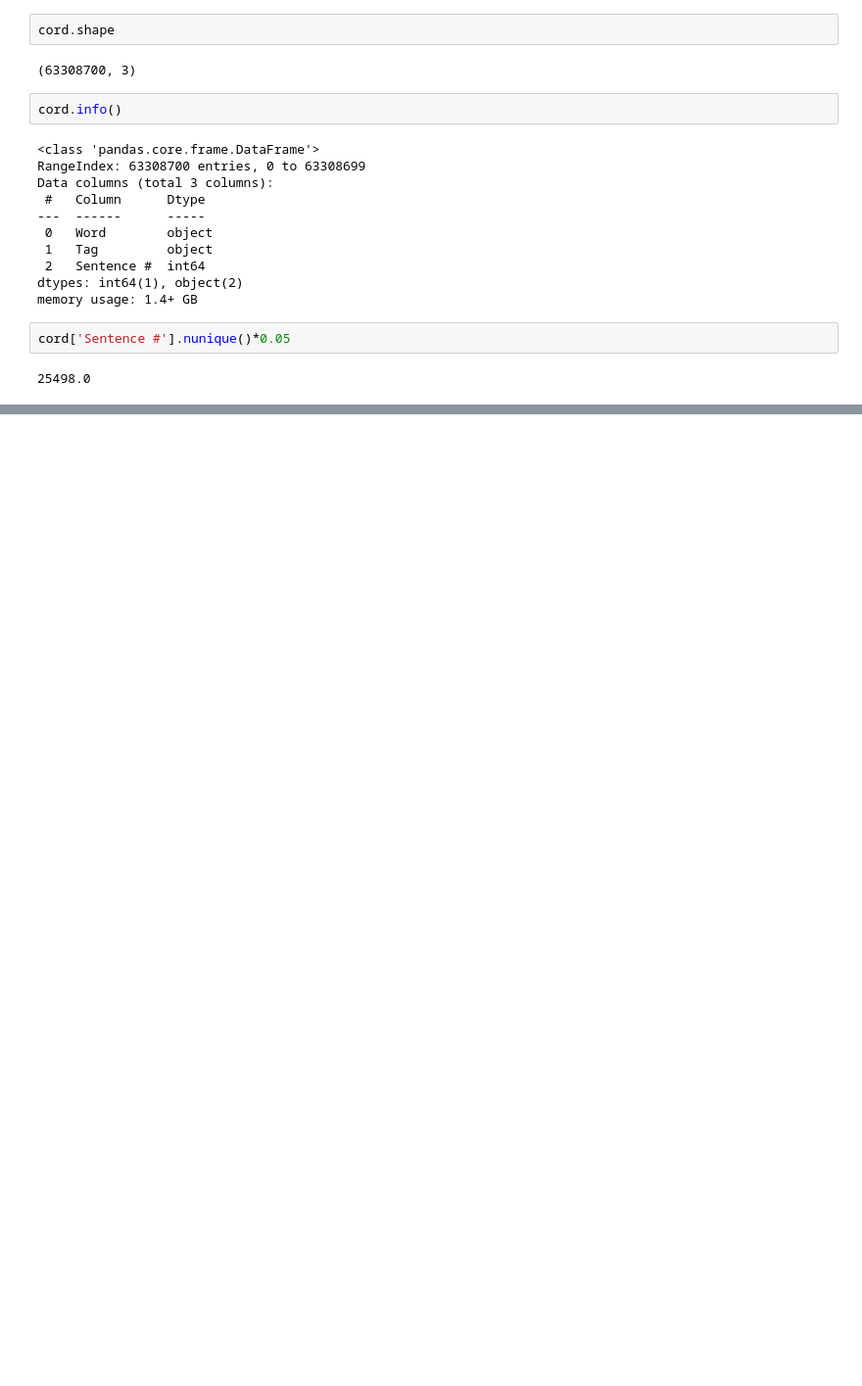
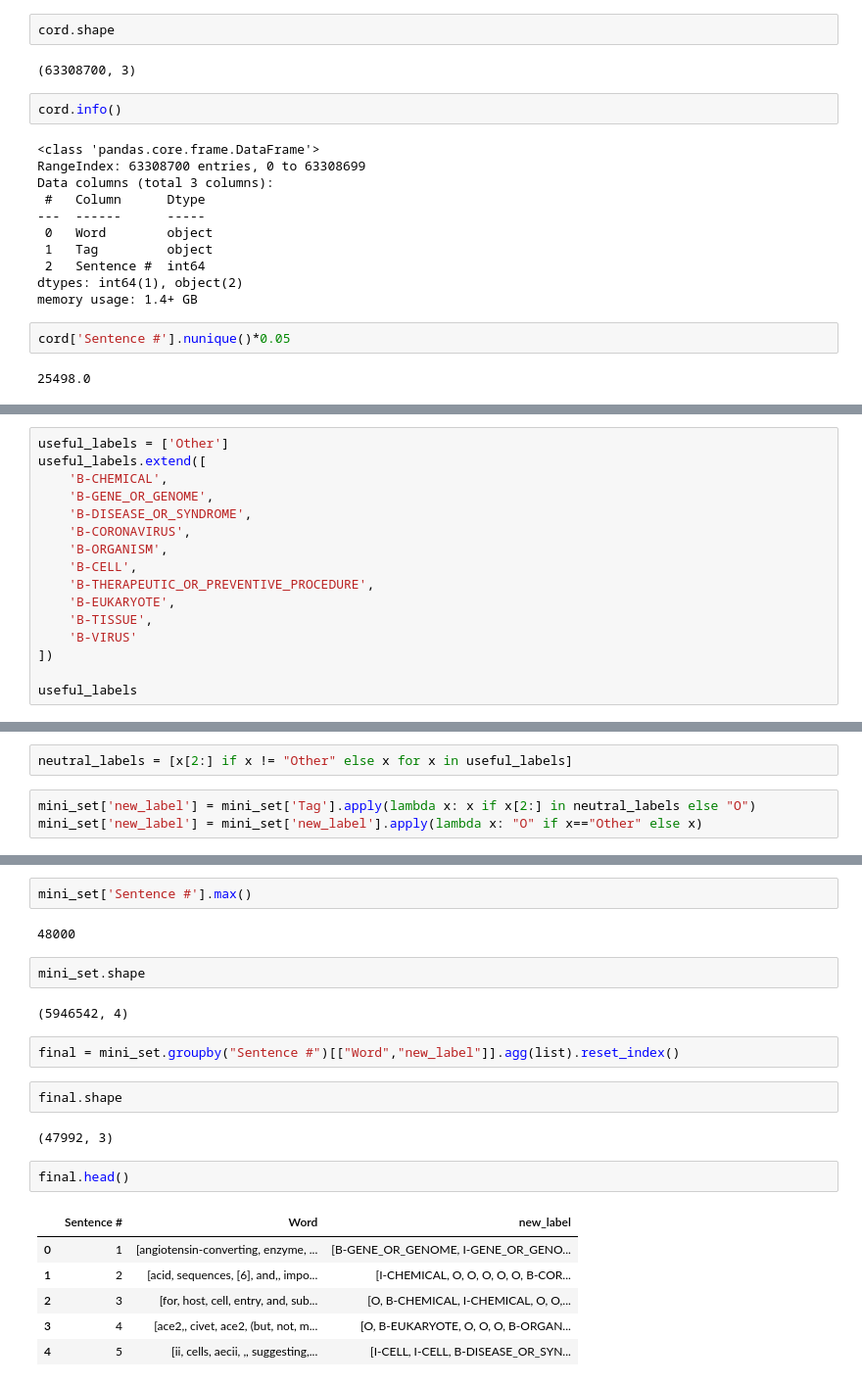
Before and after one commit to PraneethVasarla/med-bert, a Jupyter notebook: experimental_notebooks/experiment.ipynb, the cells around one changed output, grey strips where cells are left out. Shown at 98% size. Saved outputs shown, nothing was run; the diff lists cells and outputs as text; blank space fills up the shorter version.

```diff
--- a/experimental_notebooks/experiment.ipynb
+++ b/experimental_notebooks/experiment.ipynb
@@ -544,0 +626,16 @@ mini_set.groupby("Sentence #")[["Word","Tag"]].agg(list).reset_index()
+# %%
+useful_labels = ['Other']
+useful_labels.extend([
+    'B-CHEMICAL',
+    'B-GENE_OR_GENOME',
+    'B-DISEASE_OR_SYNDROME',
+    'B-CORONAVIRUS',
+    'B-ORGANISM',
+    'B-CELL',
+    'B-THERAPEUTIC_OR_PREVENTIVE_PROCEDURE',
+    'B-EUKARYOTE',
+    'B-TISSUE',
+    'B-VIRUS'
+])
+
+useful_labels
@@ -544,0 +654,5 @@ mini_set.groupby("Sentence #")[["Word","Tag"]].agg(list).reset_index()
+# %%
+neutral_labels = [x[2:] if x != "Other" else x for x in useful_labels]
+# %%
+mini_set['new_label'] = mini_set['Tag'].apply(lambda x: x if x[2:] in neutral_labels else "O")
+mini_set['new_label'] = mini_set['new_label'].apply(lambda x: "O" if x=="Other" else x)
@@ -544,0 +670,23 @@ mini_set.groupby("Sentence #")[["Word","Tag"]].agg(list).reset_index()
+# %%
+mini_set['Sentence #'].max()
+# %% [output]
+48000
+# %%
+mini_set.shape
+# %% [output]
+(5946542, 4)
+# %%
+final = mini_set.groupby("Sentence #")[["Word","new_label"]].agg(list).reset_index()
+# %%
+final.shape
+# %% [output]
+(47992, 3)
+# %%
+final.head()
+# %% [output]
+|  | Sentence # | Word | new_label |
+| 0 | 1 | [angiotensin-converting, enzyme, ... | [B-GENE_OR_GENOME, I-GENE_OR_GENO... |
+| 1 | 2 | [acid, sequences, [6], and,, impo... | [I-CHEMICAL, O, O, O, O, O, B-COR... |
+| 2 | 3 | [for, host, cell, entry, and, sub... | [O, B-CHEMICAL, I-CHEMICAL, O, O,... |
+| 3 | 4 | [ace2,, civet, ace2, (but, not, m... | [O, B-EUKARYOTE, O, O, O, B-ORGAN... |
+| 4 | 5 | [ii, cells, aecii, ,, suggesting,... | [I-CELL, I-CELL, B-DISEASE_OR_SYN... |
```
Also changed, not shown: parts of 22 cells of this notebook, 5 other files.
